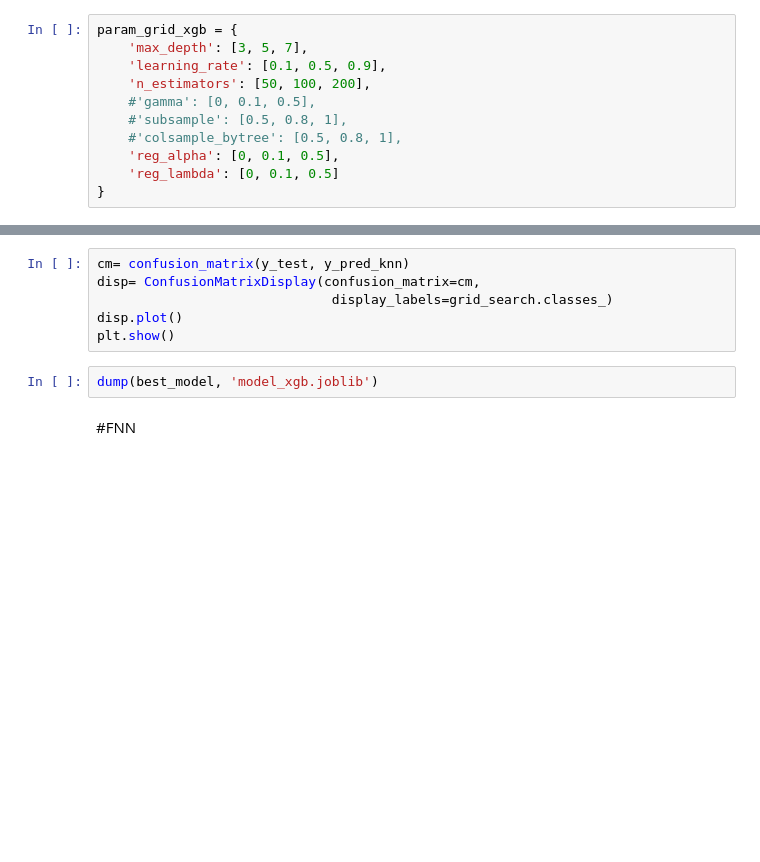
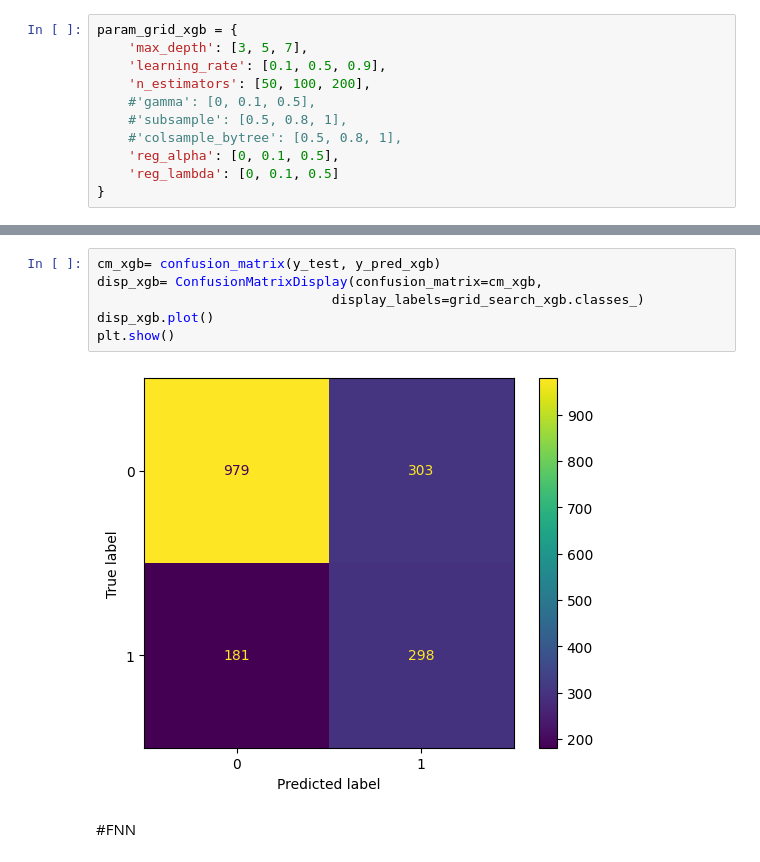
Before and after one commit to PJ779/Customer, a Jupyter notebook: Customer_Churn.ipynb, the cells around one changed output, grey strips where cells are left out. Saved outputs shown, nothing was run; the diff lists cells and outputs as text; blank space fills up the shorter version.

```diff
--- a/Customer_Churn.ipynb
+++ b/Customer_Churn.ipynb
@@ -1037,11 +1063,11 @@ plt.show()
 # %%
-cm= confusion_matrix(y_test, y_pred_knn)
-disp= ConfusionMatrixDisplay(confusion_matrix=cm,
-                              display_labels=grid_search.classes_)
-disp.plot()
+cm_xgb= confusion_matrix(y_test, y_pred_xgb)
+disp_xgb= ConfusionMatrixDisplay(confusion_matrix=cm_xgb,
+                              display_labels=grid_search_xgb.classes_)
+disp_xgb.plot()
 plt.show()
+# %% [output]
+[figure, added]
-# %%
-dump(best_model, 'model_xgb.joblib')
 # %% [markdown]
 #FNN
 # %%
```
Also changed, not shown: parts of 17 cells of this notebook.
